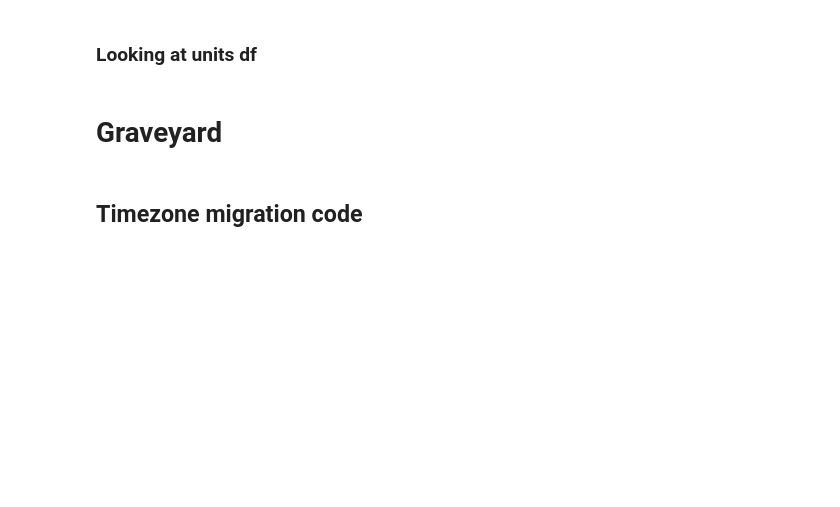
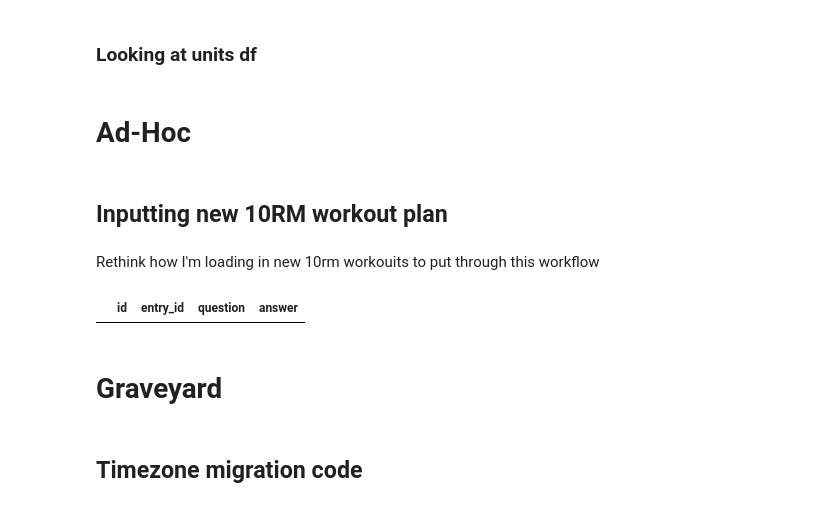
Before and after one commit to Ryan-Iacovone/Habit-Tracker-Website, a Jupyter notebook: QA_Env.ipynb, the cells around one changed output. Drawn from its saved outputs; the diff is of its cells as text; code cells hidden in the pictures; blank space fills up the shorter version.

```diff
--- a/QA_Env.ipynb
+++ b/QA_Env.ipynb
@@ -1071,7 +1194,7 @@ with engine.connect() as connection:
                 WHERE type = 'StepCount' AND value IS NOT NULL and date(startDate, 'start of month','+1 month','-1 day') >= :t_filter
                 GROUP BY date(startDate)
                 ORDER BY 'date'"""), connection,
-        dtype={"value": "Int64"},
+        dtype={"value": "int64"},
         params={"t_filter": l_1_y.astimezone(ZoneInfo("UTC"))},
         parse_dates=['date', 'month_date'])
 
@@ -1628,3 +1812,35 @@ for record in fitfile.get_messages('record'):
     rows.append(row)
 
 df = pd.DataFrame(rows)
+# %% [markdown]
+# Ad-Hoc
+# %% [markdown]
+## Inputting new 10RM workout plan
+# %% [markdown]
+Rethink how I'm loading in new 10rm workouits to put through this workflow
+# %%
+import pandas as pd
+from sqlalchemy import create_engine, text
+
+# Loading in workout options to then add 10RM suffix
+engine = create_engine(f"sqlite:///habits.db")
+
+# Grabbing workouts at a specific date for upload
+log_date = '2026-03-06'
+
+# Gathering all unique exercise names (later will grab just workout names with 10Rm variable)
+with engine.connect() as connection:
+    rm_10_workouts = pd.read_sql_query(
+        text("""select ha.*
+                from habit_answers ha
+                left join habit_entries he
+                on he.id = ha.entry_id
+                    where ha.entry_id in
+                        (select he2.id
+                        from habit_entries he2
+                        where he2.log_date = :log_date)"""), connection,
+                        params={"log_date": log_date})
+
+rm_10_workouts
+# %% [output]
+|  | id | entry_id | question | answer |
```
Also changed, not shown: parts of 28 cells of this notebook, 9 other files.
